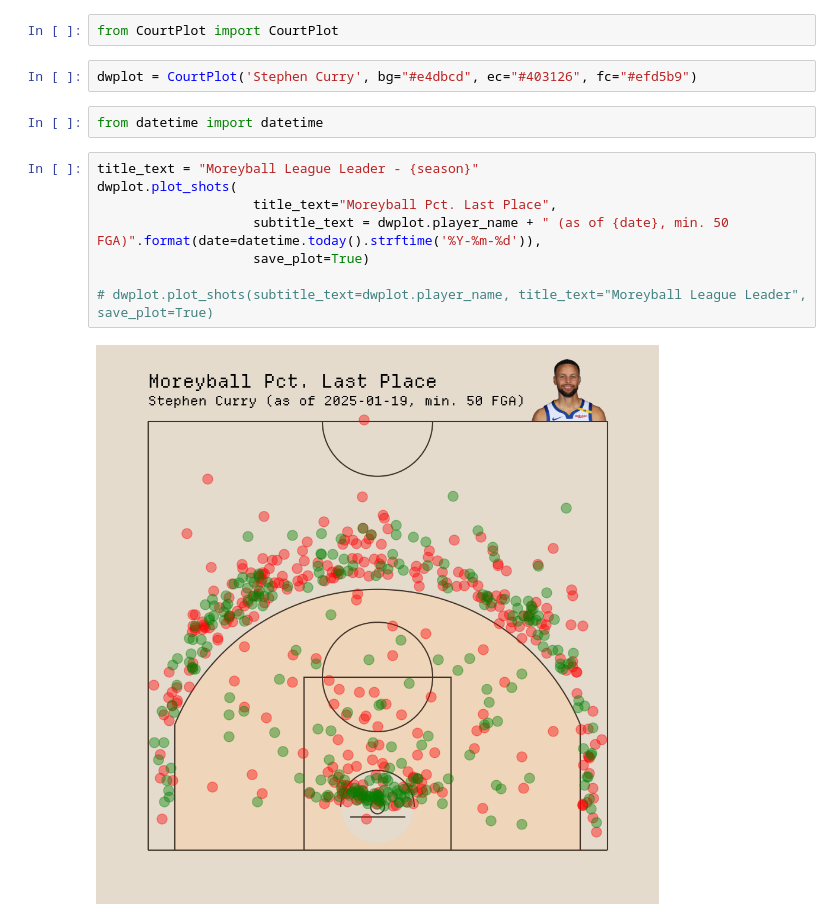
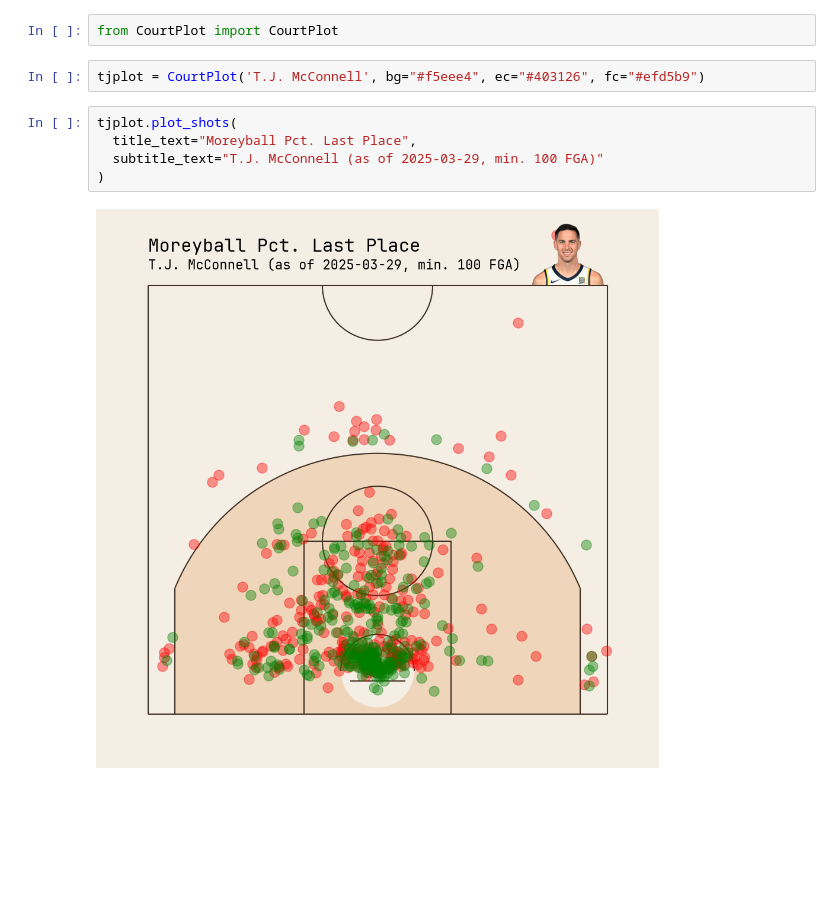
Before and after one commit to penborter/nba-data, a Jupyter notebook: utils/CourtPlot.ipynb, the cells around one changed output. Saved outputs shown, nothing was run; the diff lists cells and outputs as text; blank space fills up the shorter version.

```diff
--- a/utils/CourtPlot.ipynb
+++ b/utils/CourtPlot.ipynb
@@ -231,16 +231,11 @@ Note: you may need to restart the kernel to use updated packages.
 # %%
 from CourtPlot import CourtPlot
 # %%
-dwplot = CourtPlot('Stephen Curry', bg="#e4dbcd", ec="#403126", fc="#efd5b9")
+tjplot = CourtPlot('T.J. McConnell', bg="#f5eee4", ec="#403126", fc="#efd5b9")
-# %%
-from datetime import datetime
-# %%
-title_text = "Moreyball League Leader - {season}"
-dwplot.plot_shots(
-                    title_text="Moreyball Pct. Last Place",
-                    subtitle_text = dwplot.player_name + " (as of {date}, min. 50 FGA)".format(date=datetime.today().strftime('%Y-%m-%d')),
-                    save_plot=True)
-
-# dwplot.plot_shots(subtitle_text=dwplot.player_name, title_text="Moreyball League Leader", save_plot=True)
-# %% [output]
-[figure, removed]
+# %%
+tjplot.plot_shots(
+  title_text="Moreyball Pct. Last Place",
+  subtitle_text="T.J. McConnell (as of 2025-03-29, min. 100 FGA)"
+)
+# %% [output]
+[figure, added]
```
Also changed, not shown: 5 other files.
